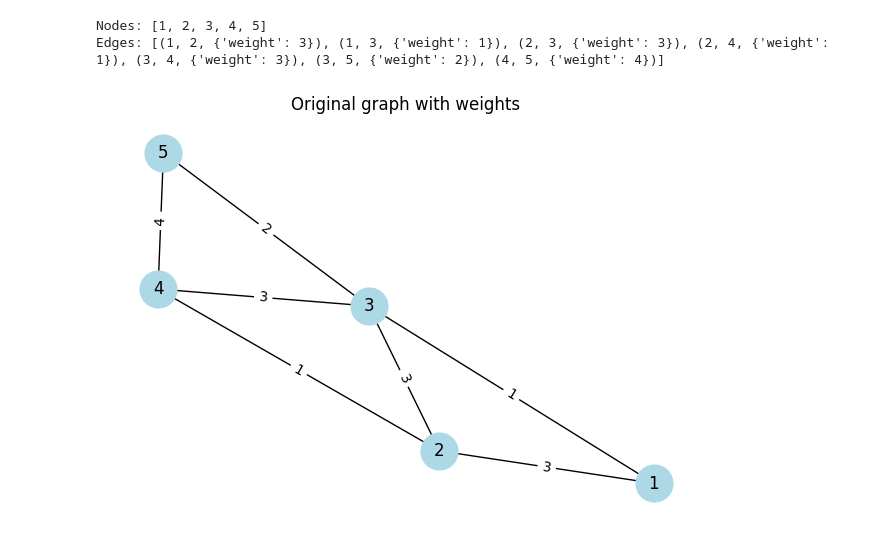
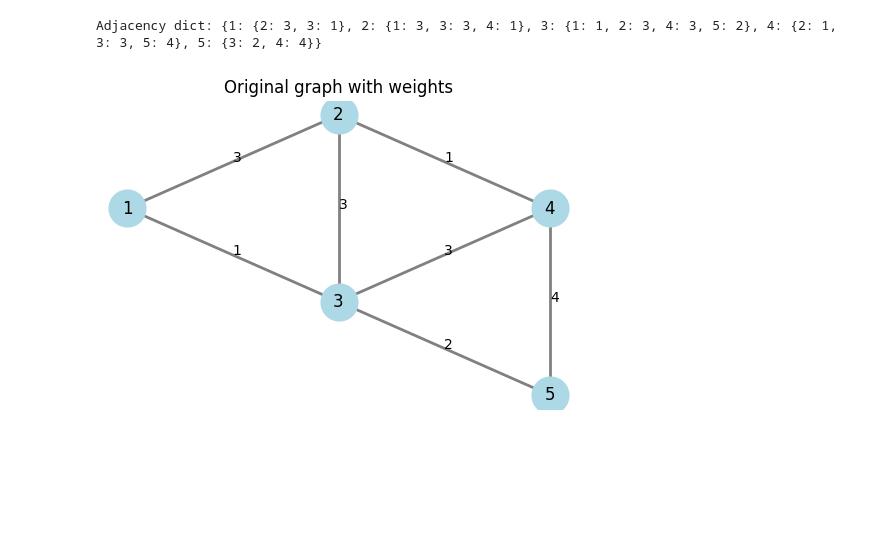
Before and after one commit to kushagra1310/O-oops-_project, a Jupyter notebook: Min-cut(Karger_vs_Stoer Wagner)/Simple Karger-MinCut-Analysis-I.ipynb, the cells around one changed output. Saved outputs shown, nothing was run; the diff lists cells and outputs as text; code cells hidden in the pictures; blank space fills up the shorter version.

```diff
--- a/Min-cut(Karger_vs_Stoer Wagner)/Simple Karger-MinCut-Analysis-I.ipynb
+++ b/Min-cut(Karger_vs_Stoer Wagner)/Simple Karger-MinCut-Analysis-I.ipynb
@@ -8,9 +6,14 @@ import matplotlib.pyplot as plt
 
 %matplotlib inline
 # %%
-def build_test_graph():
-    G = nx.Graph()
-    # Edges: (u, v, weight)
+def build_test_graph_adj():
+
+    G = {}
+
+    def add_edge(u, v, w):
+        G.setdefault(u, {})[v] = w
+        G.setdefault(v, {})[u] = w
+
     edges = [
         (1, 2, 3),
         (1, 3, 1),
@@ -21,25 +24,61 @@ def build_test_graph():
         (4, 5, 4),
     ]
     for u, v, w in edges:
-        G.add_edge(u, v, weight=w)
+        add_edge(u, v, w)
     return G
 
-G = build_test_graph()
-print("Nodes:", list(G.nodes()))
-print("Edges:", list(G.edges(data=True)))
+G = build_test_graph_adj()
+print("Adjacency dict:", G)
 # %% [output]
-Nodes: [1, 2, 3, 4, 5]
-Edges: [(1, 2, {'weight': 3}), (1, 3, {'weight': 1}), (2, 3, {'weight': 3}), (2, 4, {'weight': 1}), (3, 4, {'weight': 3}), (3, 5, {'weight': 2}), (4, 5, {'weight': 4})]
+Adjacency dict: {1: {2: 3, 3: 1}, 2: {1: 3, 3: 3, 4: 1}, 3: {1: 1, 2: 3, 4: 3, 5: 2}, 4: {2: 1, 3: 3, 5: 4}, 5: {3: 2, 4: 4}}
 # %%
-pos = nx.spring_layout(G, seed=0)  # fixed layout
+# Fixed positions for nodes 1..5 (manual layout)
+fixed_pos = {
+    1: (-1.0,  0.5),
+    2: ( 0.0,  1.0),
+    3: ( 0.0,  0.0),
+    4: ( 1.0,  0.5),
+    5: ( 1.0, -0.5),
+}
 
-plt.figure(figsize=(6, 4))
-nx.draw(G, pos, with_labels=True, node_color="lightblue", node_size=700)
-edge_labels = nx.get_edge_attributes(G, "weight")
-nx.draw_networkx_edge_labels(G, pos, edge_labels=edge_labels)
-plt.title("Original graph with weights")
-plt.axis("off")
-plt.show()
+def draw_graph_basic(G, pos, title="Graph", node_colors=None, highlight_edges=None):
+    """
+    Draw an undirected weighted graph G using only matplotlib.
+    - G: dict-of-dict adjacency
+    - pos: dict node -> (x, y)
+    - node_colors: dict node -> color
+    - highlight_edges: set of (u, v) to draw in red
+    """
+    plt.figure(figsize=(6, 4))
+
+    # Draw edges
+    seen = set()
+    for u in G:
+        for v, w in G[u].items():
+            if (v, u) in seen:
+                continue
+            x1, y1 = pos[u]
+            x2, y2 = pos[v]
+            color = "gray"
+            if highlight_edges and ((u, v) in highlight_edges or (v, u) in highlight_edges):
+                color = "red"
+            plt.plot([x1, x2], [y1, y2], color=color, linewidth=2)
+            mx, my = (x1 + x2) / 2, (y1 + y2) / 2
+            plt.text(mx, my, str(w), color="black", fontsize=10)
+            seen.add((u, v))
+
+    # Draw nodes
+    for u, (x, y) in pos.items():
+        c = node_colors.get(u, "lightblue") if node_colors else "lightblue"
+        plt.scatter([x], [y], s=700, color=c, zorder=3)
+        plt.text(x, y, str(u), ha="center", va="center", fontsize=12, color="black")
+
+    plt.title(title)
+    plt.axis("off")
+    plt.show()
+
+# Show original graph
+draw_graph_basic(G, fixed_pos, title="Original graph with weights")
 # %% [output]
-[figure, old version]
+[figure, new version]
 # %%
```
Also changed, not shown: parts of 4 cells of this notebook, 3 other files.
